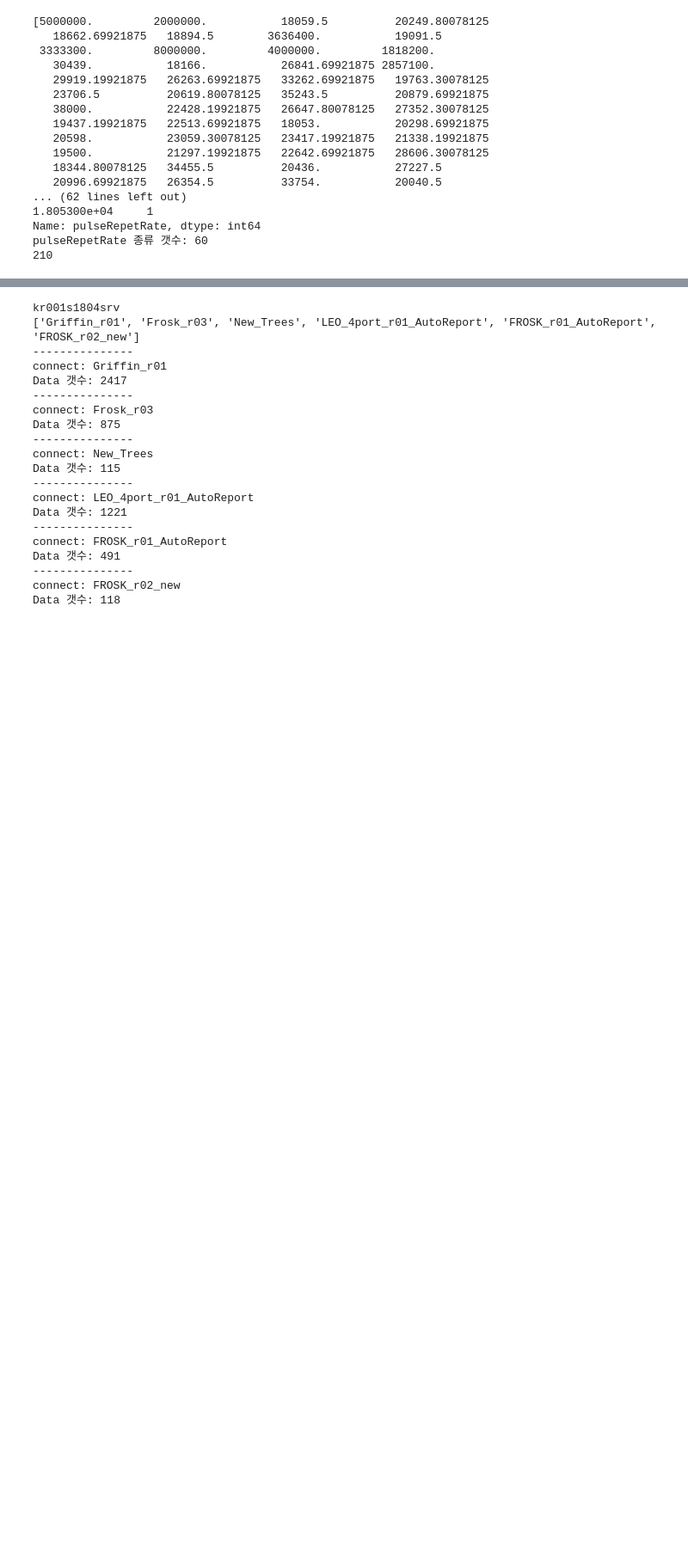
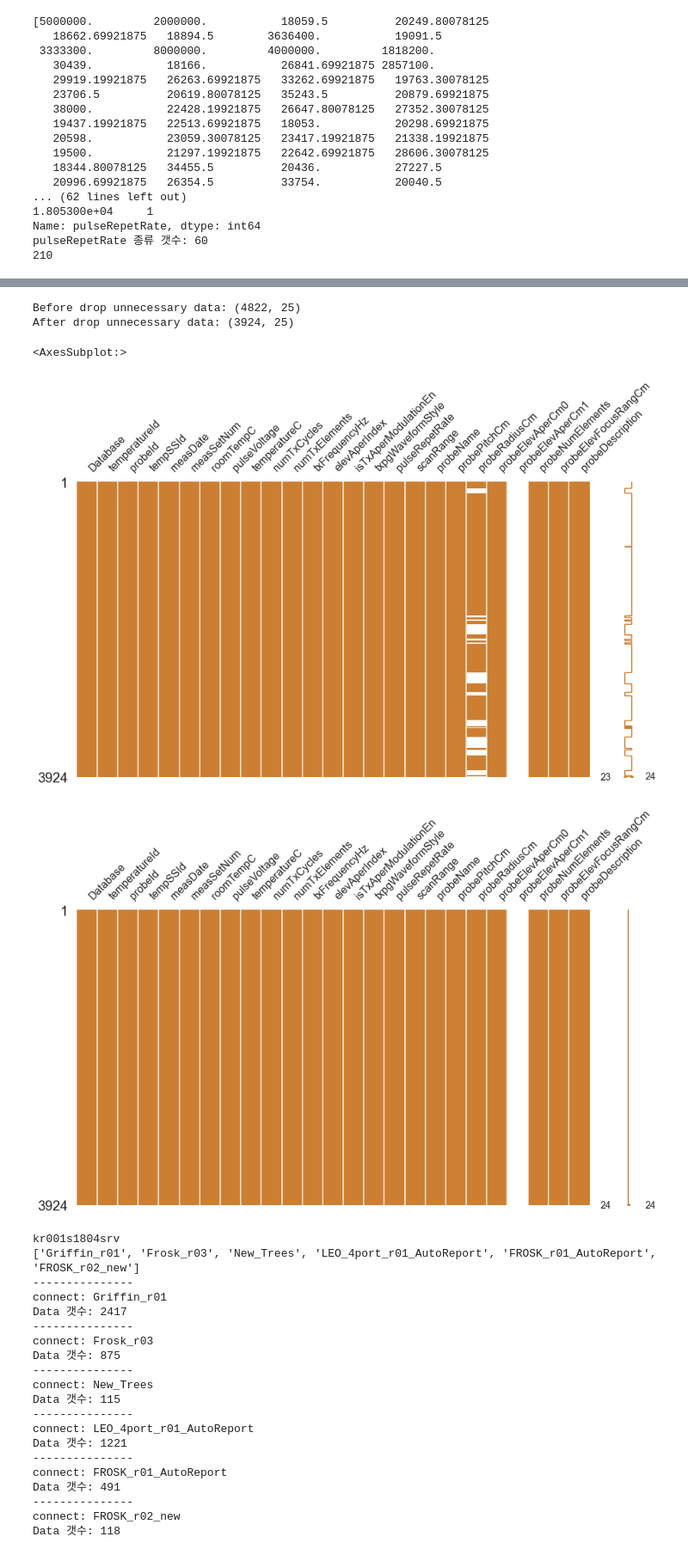
Before and after one commit to Hot-KimChi/ML_DL_study, a Jupyter notebook: Temperature measurement.ipynb, the cells around one changed output, grey strips where cells are left out. Shown at 86% size. Cells and saved outputs as stored; diff of their text form; code cells hidden in the pictures; blank space fills up the shorter version.

Commit message:
1) normal distribution for data

```diff
--- a/Temperature measurement.ipynb
+++ b/Temperature measurement.ipynb
@@ -374,3 +379,22 @@ pulseRepetRate 종류 갯수: 60
+# %%
+print('Before drop unnecessary data:', AOP_data.shape)
+
+## <Drop unnecessary data>
+## pulseRepetRate가 18000(CW) 이상이거나 또는 온도가 26도 미만일 경우는 Drop.
+AOP_data = AOP_data.drop(AOP_data[(AOP_data['temperatureC']<26) | (AOP_data['pulseRepetRate']>18000)].index)
+print('After drop unnecessary data:', AOP_data.shape)
+# %% [output]
+Before drop unnecessary data: (4822, 25)
+After drop unnecessary data: (3924, 25)
+# %%
+msno.matrix(df=AOP_data, figsize=(15,8), color=(0.8, 0.5, 0.2))
+AOP_data['probeRadiusCm'] = AOP_data['probeRadiusCm'].fillna(0)
+
+msno.matrix(df=AOP_data, figsize=(15,8), color=(0.8, 0.5, 0.2))
+# %% [output]
+<AxesSubplot:>
+[figure, added]
+[figure, added]
 # %%
 if __name__ == '__main__':
     DPP = Data_Preprocess(case='model_fit')
```
Also changed, not shown: parts of 2 cells of this notebook, 3 other files.
